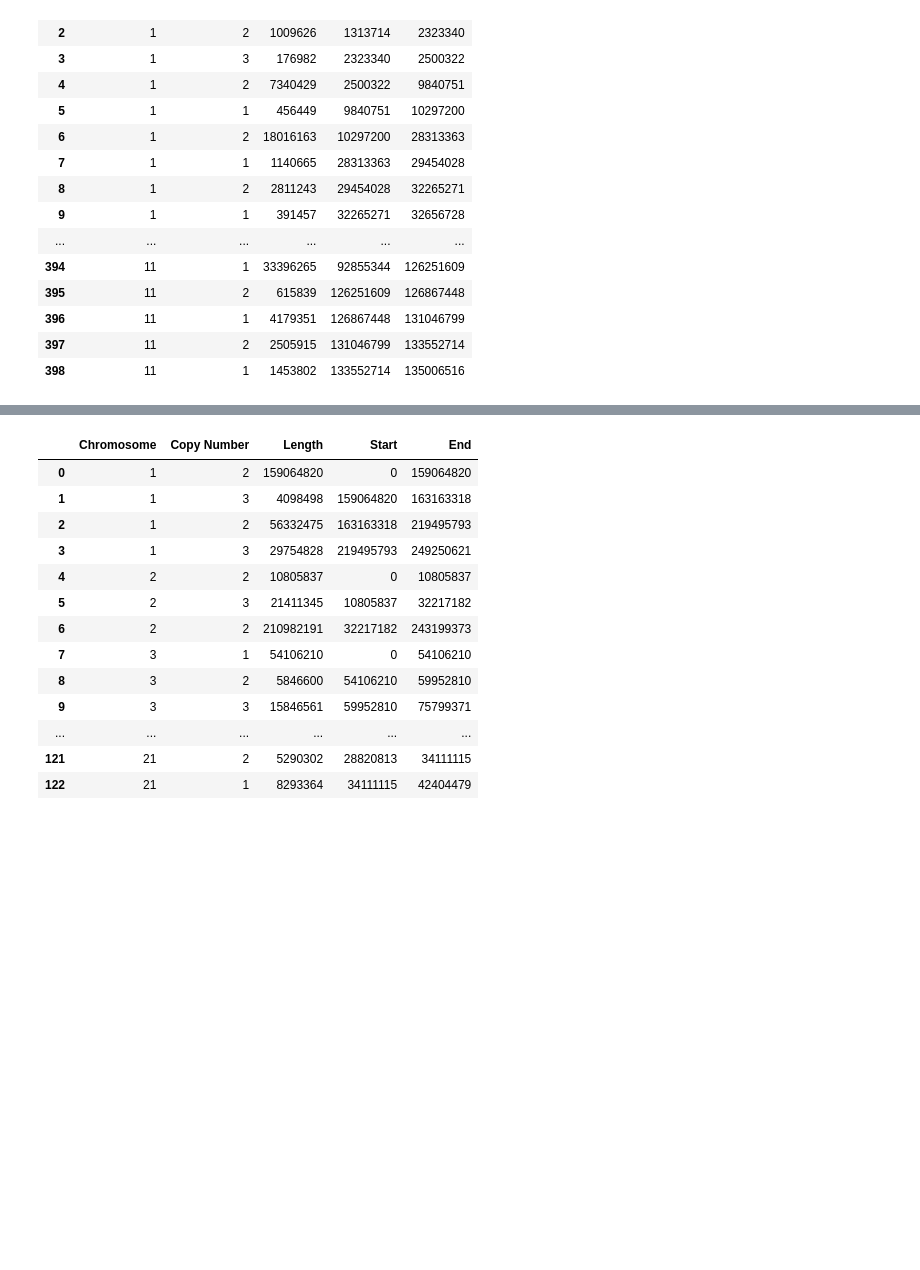
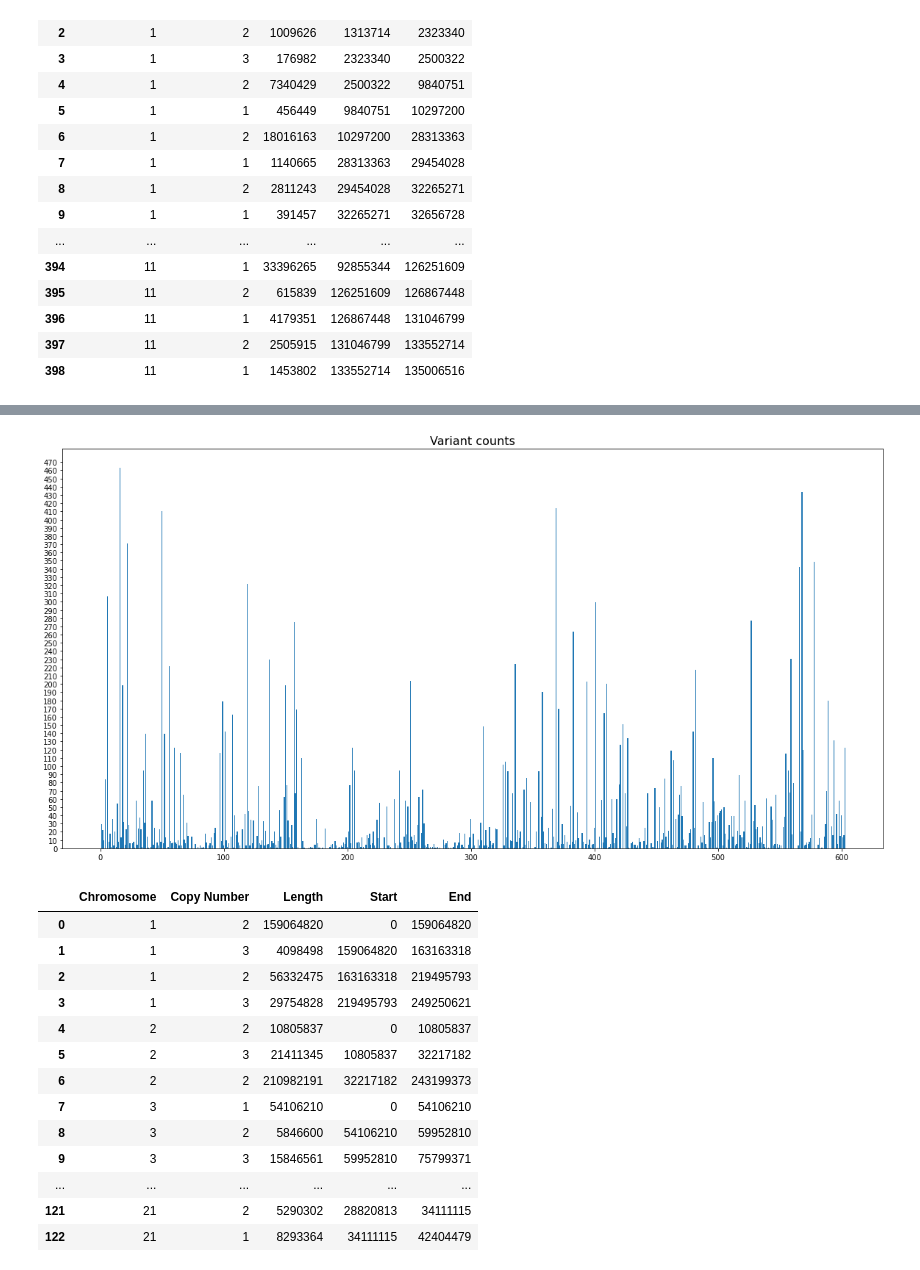
Before and after one commit to martinbudinsky3/BP-tumor-classifier, a Jupyter notebook: lst.ipynb, the cells around one changed output, grey strips where cells are left out. Saved outputs shown, nothing was run; the diff lists cells and outputs as text; code cells hidden in the pictures; blank space fills up the shorter version.

```diff
--- a/lst.ipynb
+++ b/lst.ipynb
@@ -195,3 +357,7 @@ filled_data
+# %%
+plot_genome_variant_counts(filled_variants_data_2)
+# %% [output]
+[figure, added]
 # %%
 def link_segments(df, prev, _next):
     df = df.drop(index=prev.name)
```
Also changed, not shown: parts of 12 cells of this notebook, 1 other file.
